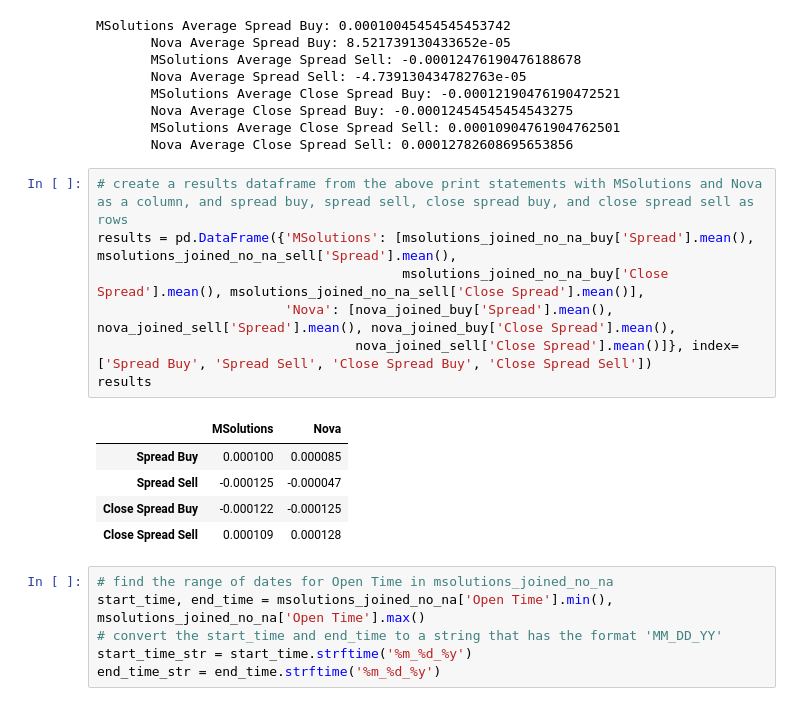
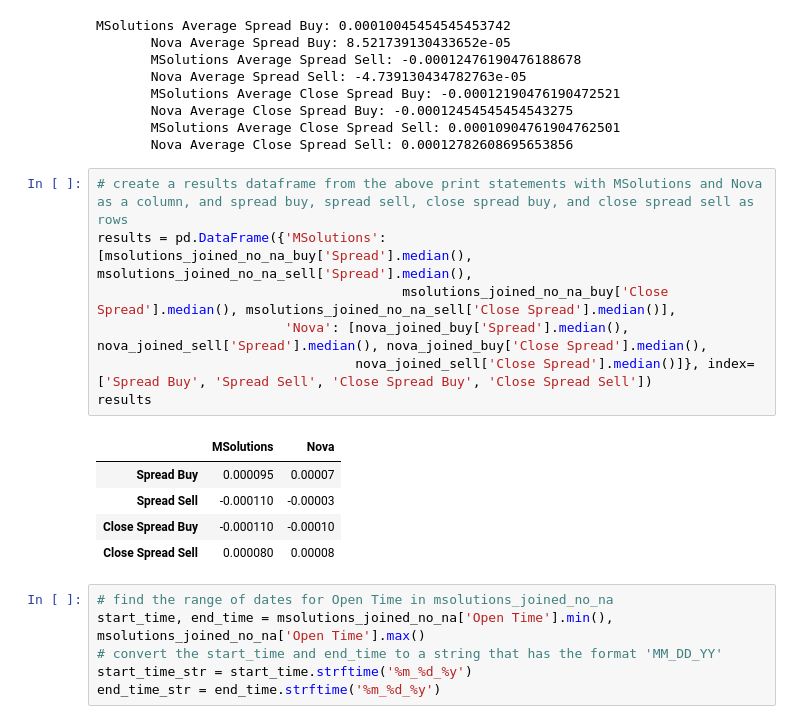
Before and after one commit to lilfetz22/Trading, a Jupyter notebook: Avg_spread.ipynb, the cells around one changed output. Cells and saved outputs as stored; diff of their text form.

Commit message:
changed calculation from mean to median

```diff
--- a/Avg_spread.ipynb
+++ b/Avg_spread.ipynb
@@ -176,17 +176,17 @@ MSolutions Average Spread Buy: 0.00010045454545453742
        Nova Average Close Spread Sell: 0.00012782608695653856
 # %%
 # create a results dataframe from the above print statements with MSolutions and Nova as a column, and spread buy, spread sell, close spread buy, and close spread sell as rows
-results = pd.DataFrame({'MSolutions': [msolutions_joined_no_na_buy['Spread'].mean(), msolutions_joined_no_na_sell['Spread'].mean(),
-                                       msolutions_joined_no_na_buy['Close Spread'].mean(), msolutions_joined_no_na_sell['Close Spread'].mean()],
-                        'Nova': [nova_joined_buy['Spread'].mean(), nova_joined_sell['Spread'].mean(), nova_joined_buy['Close Spread'].mean(),
-                                 nova_joined_sell['Close Spread'].mean()]}, index=['Spread Buy', 'Spread Sell', 'Close Spread Buy', 'Close Spread Sell'])
+results = pd.DataFrame({'MSolutions': [msolutions_joined_no_na_buy['Spread'].median(), msolutions_joined_no_na_sell['Spread'].median(),
+                                       msolutions_joined_no_na_buy['Close Spread'].median(), msolutions_joined_no_na_sell['Close Spread'].median()],
+                        'Nova': [nova_joined_buy['Spread'].median(), nova_joined_sell['Spread'].median(), nova_joined_buy['Close Spread'].median(),
+                                 nova_joined_sell['Close Spread'].median()]}, index=['Spread Buy', 'Spread Sell', 'Close Spread Buy', 'Close Spread Sell'])
 results
 # %% [output]
 |  | MSolutions | Nova |
-| Spread Buy | 0.000100 | 0.000085 |
-| Spread Sell | -0.000125 | -0.000047 |
-| Close Spread Buy | -0.000122 | -0.000125 |
-| Close Spread Sell | 0.000109 | 0.000128 |
+| Spread Buy | 0.000095 | 0.00007 |
+| Spread Sell | -0.000110 | -0.00003 |
+| Close Spread Buy | -0.000110 | -0.00010 |
+| Close Spread Sell | 0.000080 | 0.00008 |
 # %%
 # find the range of dates for Open Time in msolutions_joined_no_na
 start_time, end_time = msolutions_joined_no_na['Open Time'].min(), msolutions_joined_no_na['Open Time'].max()
```
